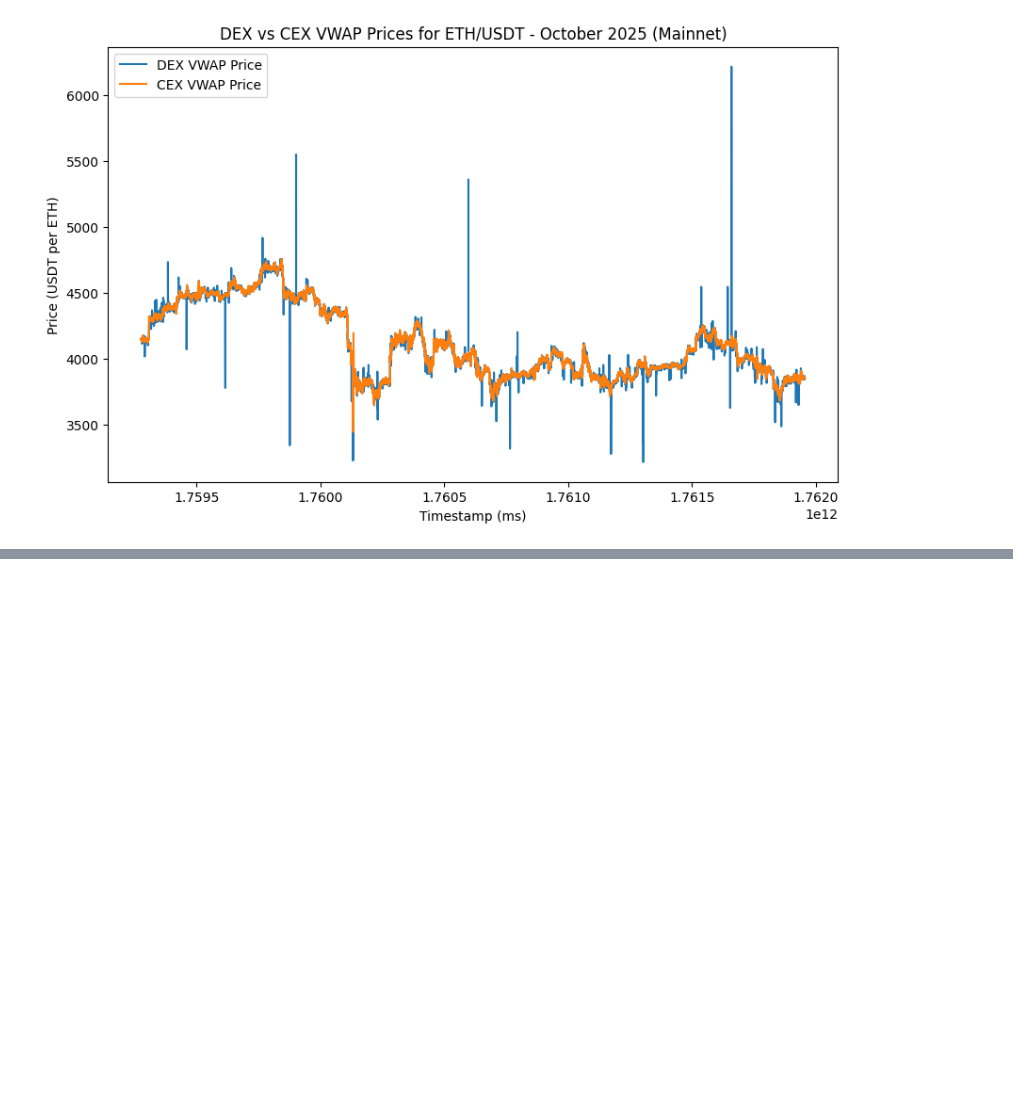
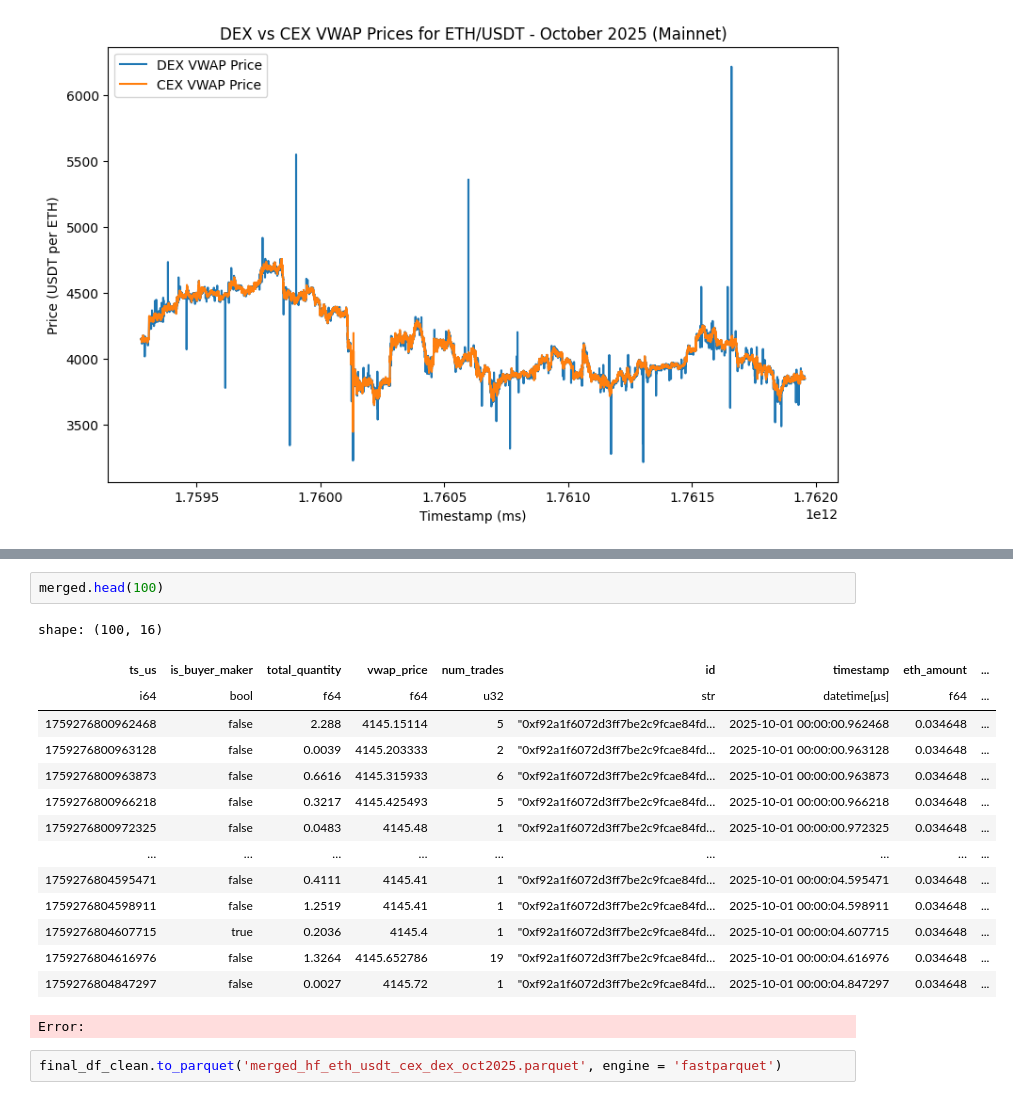
Before and after one commit to 50und/blockchain_final_project_2025, a Jupyter notebook: final_project.ipynb, the cells around one changed output, grey strips where cells are left out. Saved outputs shown, nothing was run; the diff lists cells and outputs as text; blank space fills up the shorter version.

```diff
--- a/final_project.ipynb
+++ b/final_project.ipynb
@@ -2498,0 +2875,20 @@ plt.show()
+# %%
+merged.head(100)
+# %% [output]
+shape: (100, 16)
+| ts_us | is_buyer_maker | total_quantity | vwap_price | num_trades | id | timestamp | eth_amount | ... |
+| i64 | bool | f64 | f64 | u32 | str | datetime[μs] | f64 | ... |
+| 1759276800962468 | false | 2.288 | 4145.15114 | 5 | "0xf92a1f6072d3ff7be2c9fcae84fd… | 2025-10-01 00:00:00.962468 | 0.034648 | ... |
+| 1759276800963128 | false | 0.0039 | 4145.203333 | 2 | "0xf92a1f6072d3ff7be2c9fcae84fd… | 2025-10-01 00:00:00.963128 | 0.034648 | ... |
+| 1759276800963873 | false | 0.6616 | 4145.315933 | 6 | "0xf92a1f6072d3ff7be2c9fcae84fd… | 2025-10-01 00:00:00.963873 | 0.034648 | ... |
+| 1759276800966218 | false | 0.3217 | 4145.425493 | 5 | "0xf92a1f6072d3ff7be2c9fcae84fd… | 2025-10-01 00:00:00.966218 | 0.034648 | ... |
+| 1759276800972325 | false | 0.0483 | 4145.48 | 1 | "0xf92a1f6072d3ff7be2c9fcae84fd… | 2025-10-01 00:00:00.972325 | 0.034648 | ... |
+| … | … | … | … | … | … | … | … | ... |
+| 1759276804595471 | false | 0.4111 | 4145.41 | 1 | "0xf92a1f6072d3ff7be2c9fcae84fd… | 2025-10-01 00:00:04.595471 | 0.034648 | ... |
+| 1759276804598911 | false | 1.2519 | 4145.41 | 1 | "0xf92a1f6072d3ff7be2c9fcae84fd… | 2025-10-01 00:00:04.598911 | 0.034648 | ... |
+| 1759276804607715 | true | 0.2036 | 4145.4 | 1 | "0xf92a1f6072d3ff7be2c9fcae84fd… | 2025-10-01 00:00:04.607715 | 0.034648 | ... |
+| 1759276804616976 | false | 1.3264 | 4145.652786 | 19 | "0xf92a1f6072d3ff7be2c9fcae84fd… | 2025-10-01 00:00:04.616976 | 0.034648 | ... |
+| 1759276804847297 | false | 0.0027 | 4145.72 | 1 | "0xf92a1f6072d3ff7be2c9fcae84fd… | 2025-10-01 00:00:04.847297 | 0.034648 | ... |
+Error:
+# %%
+final_df_clean.to_parquet('merged_hf_eth_usdt_cex_dex_oct2025.parquet', engine = 'fastparquet')
```
Also changed, not shown: parts of 29 cells of this notebook.
